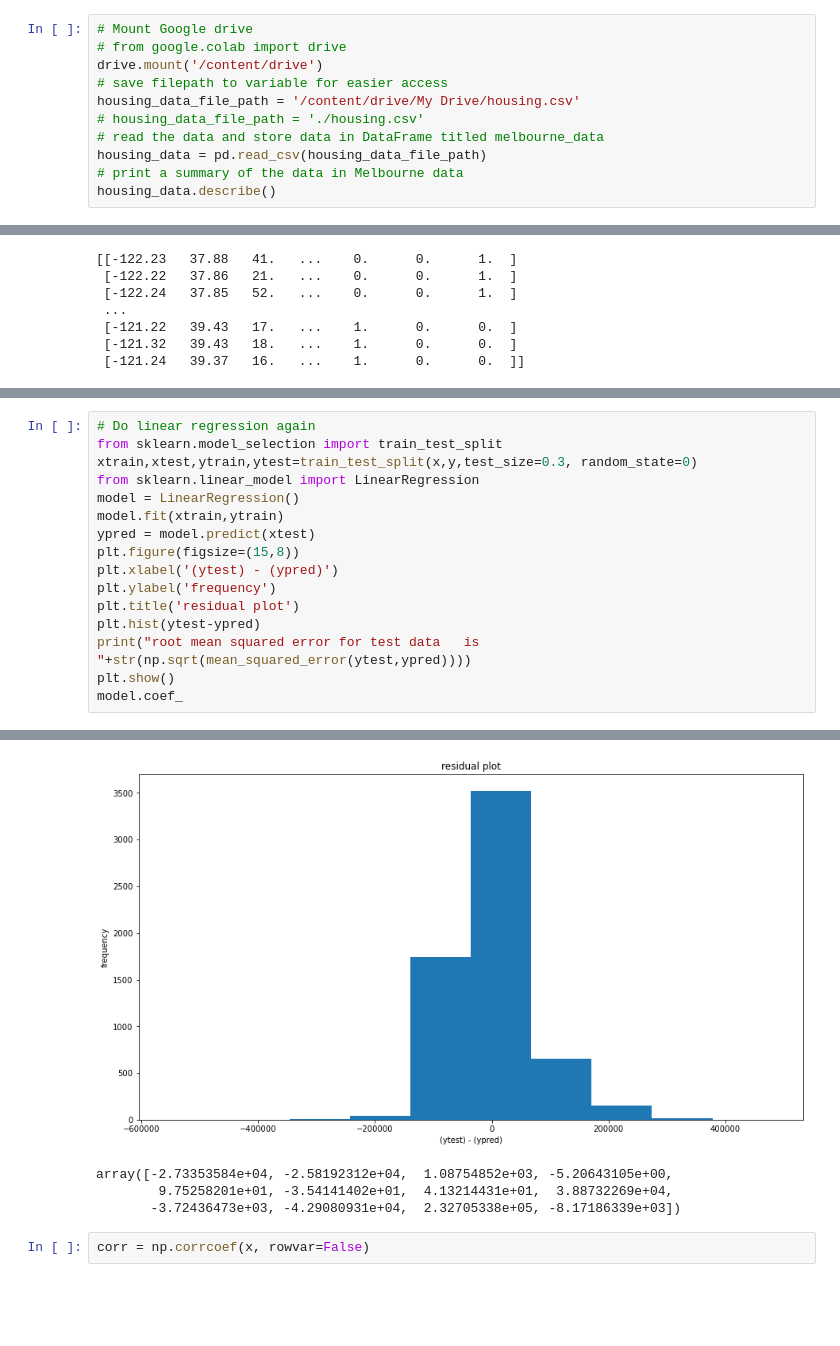
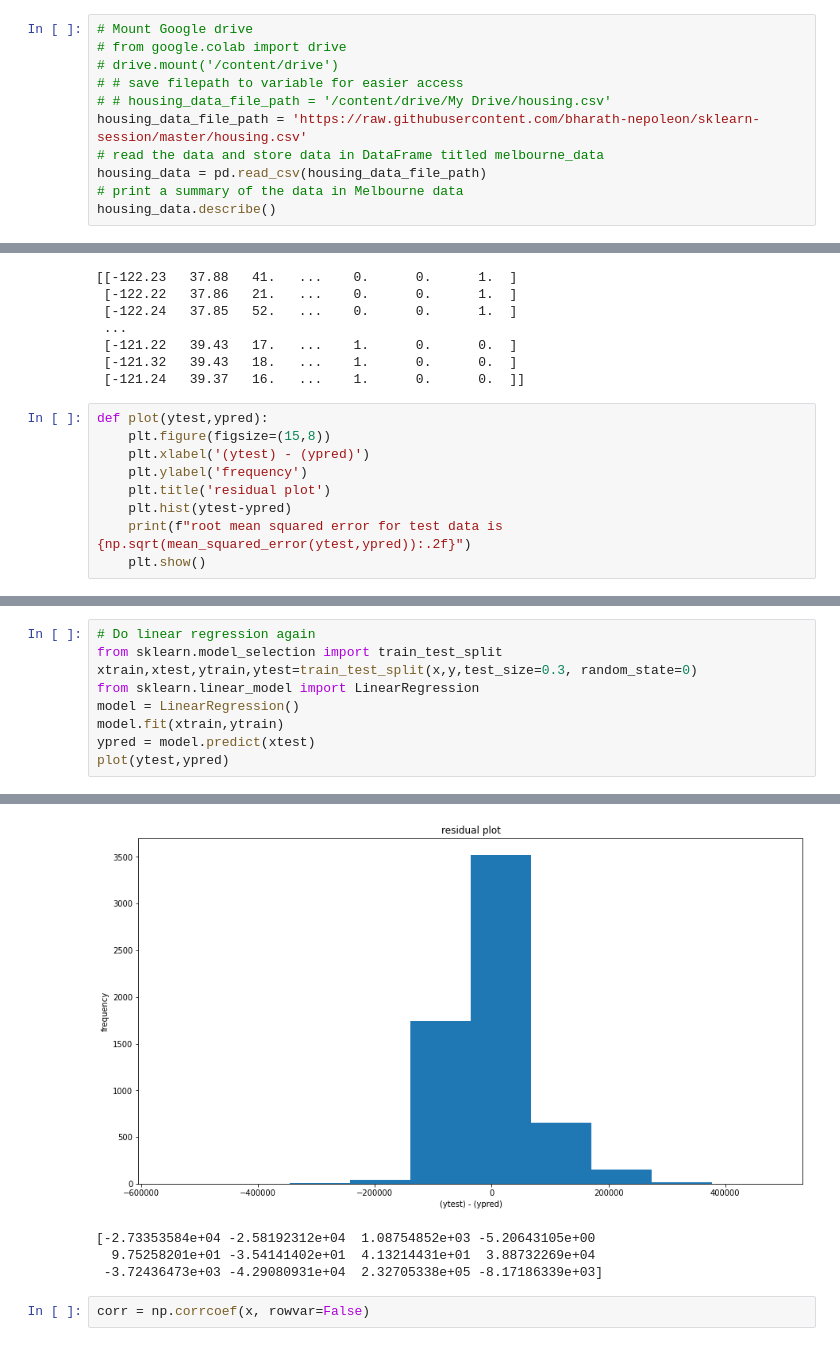
Before and after one commit to bharath-nepoleon/sklearn-session, a Jupyter notebook: linear-regression.ipynb, the cells around one changed output, grey strips where cells are left out. Drawn from its saved outputs; the diff is of its cells as text; blank space fills up the shorter version.

```diff
--- a/linear-regression.ipynb
+++ b/linear-regression.ipynb
@@ -8,10 +8,10 @@ import matplotlib.pyplot as plt
 # %%
 # Mount Google drive
 # from google.colab import drive
-drive.mount('/content/drive')
-# save filepath to variable for easier access
-housing_data_file_path = '/content/drive/My Drive/housing.csv'
-# housing_data_file_path = './housing.csv'
+# drive.mount('/content/drive')
+# # save filepath to variable for easier access
+# # housing_data_file_path = '/content/drive/My Drive/housing.csv'
+housing_data_file_path = 'https://raw.githubusercontent.com/bharath-nepoleon/sklearn-session/master/housing.csv'
 # read the data and store data in DataFrame titled melbourne_data
 housing_data = pd.read_csv(housing_data_file_path)
 # print a summary of the data in Melbourne data
@@ -389,5 +372,14 @@ print(x)
  [-121.22   39.43   17.   ...    1.      0.      0.  ]
  [-121.32   39.43   18.   ...    1.      0.      0.  ]
  [-121.24   39.37   16.   ...    1.      0.      0.  ]]
+# %%
+def plot(ytest,ypred):
+    plt.figure(figsize=(15,8))
+    plt.xlabel('(ytest) - (ypred)')
+    plt.ylabel('frequency')
+    plt.title('residual plot')
+    plt.hist(ytest-ypred)
+    print(f"root mean squared error for test data is {np.sqrt(mean_squared_error(ytest,ypred)):.2f}")
+    plt.show()
 # %%
 import statsmodels.api as sm
@@ -423,12 +412,5 @@ from sklearn.linear_model import LinearRegression
 model = LinearRegression()
 model.fit(xtrain,ytrain)
 ypred = model.predict(xtest)
-plt.figure(figsize=(15,8))
-plt.xlabel('(ytest) - (ypred)')
-plt.ylabel('frequency')
-plt.title('residual plot')
-plt.hist(ytest-ypred)
-print("root mean squared error for test data   is "+str(np.sqrt(mean_squared_error(ytest,ypred))))
-plt.show()
-model.coef_
+plot(ytest,ypred)
 # %% [output]
@@ -436,7 +418,7 @@ root mean squared error for test data   is 68551.87238289176
-[figure, old version]
+[figure, new version]
-array([-2.73353584e+04, -2.58192312e+04,  1.08754852e+03, -5.20643105e+00,
-        9.75258201e+01, -3.54141402e+01,  4.13214431e+01,  3.88732269e+04,
-       -3.72436473e+03, -4.29080931e+04,  2.32705338e+05, -8.17186339e+03])
+[-2.73353584e+04 -2.58192312e+04  1.08754852e+03 -5.20643105e+00
+  9.75258201e+01 -3.54141402e+01  4.13214431e+01  3.88732269e+04
+ -3.72436473e+03 -4.29080931e+04  2.32705338e+05 -8.17186339e+03]
 # %%
 corr = np.corrcoef(x, rowvar=False)
 # %%
```
Also changed, not shown: parts of 28 cells of this notebook.
